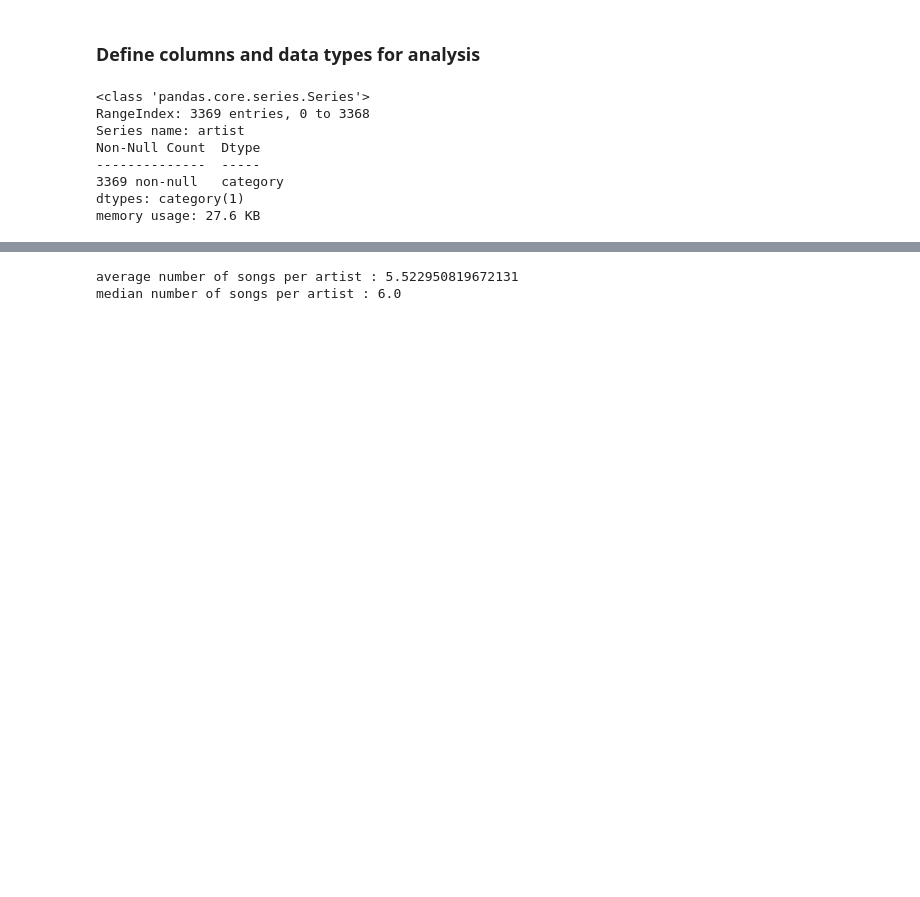
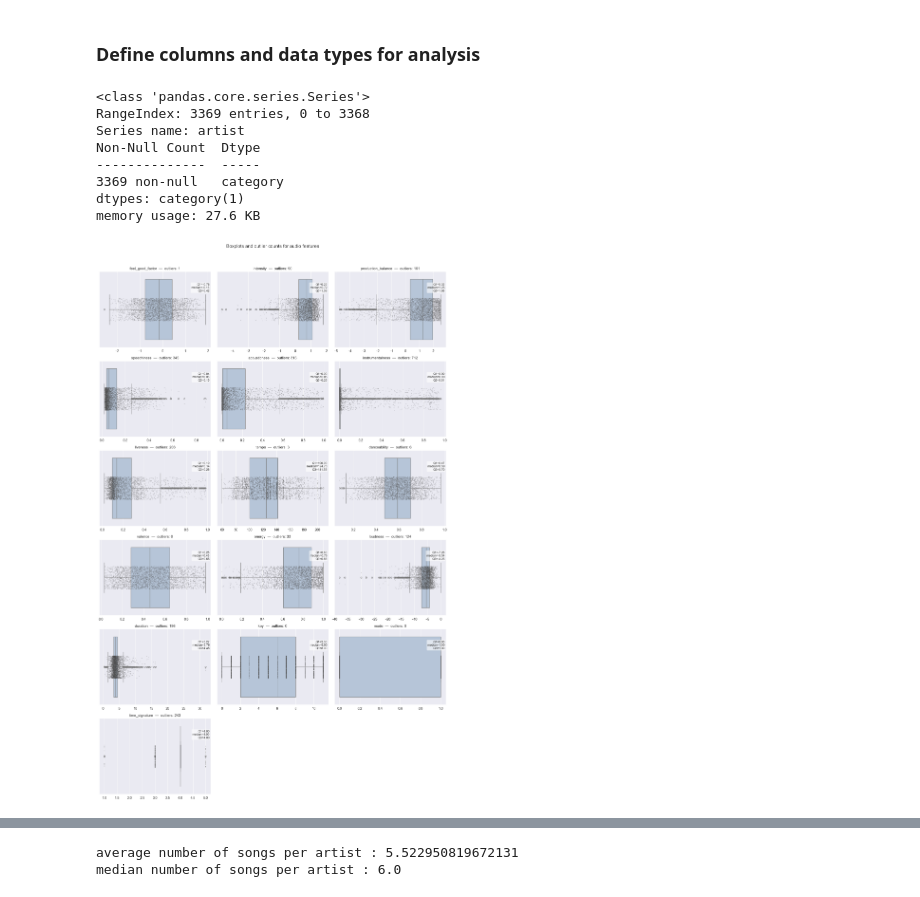
Before and after one commit to ofriK1708/data_science_projects, a Jupyter notebook: music_success_audio_features/researchDataset.ipynb, the cells around one changed output, grey strips where cells are left out. Cells and saved outputs as stored; diff of their text form; code cells hidden in the pictures; blank space fills up the shorter version.

Commit message:
outliers research

```diff
--- a/music_success_audio_features/researchDataset.ipynb
+++ b/music_success_audio_features/researchDataset.ipynb
@@ -237,3 +237,55 @@ Non-Null Count  Dtype
 3369 non-null   category
 dtypes: category(1)
 memory usage: 27.6 KB
+# %%
+# python
+import math
+import matplotlib.pyplot as plt
+import seaborn as sns
+import numpy as np
+
+# ensure features exist in the dataframe
+features = [f for f in numerical_audio_features + categorical_audio_features if f in songs_past_20_years.columns]
+if not features:
+    raise ValueError("No numerical audio features found in `songs_past_20_years`.")
+
+n_cols = 3
+n_rows = math.ceil(len(features) / n_cols)
+fig, axes = plt.subplots(n_rows, n_cols, figsize=(5 * n_cols, 4 * n_rows))
+axes = axes.flatten()
+
+for i, feat in enumerate(features):
+    ax = axes[i]
+    data = songs_past_20_years[feat].dropna().astype(float)
+
+    # IQR-based outlier detection
+    q1 = data.quantile(0.25)
+    q3 = data.quantile(0.75)
+    median = data.median()
+    iqr = q3 - q1
+    lower = q1 - 1.5 * iqr
+    upper = q3 + 1.5 * iqr
+    outliers = data[(data < lower) | (data > upper)]
+    outlier_count = len(outliers)
+
+    # boxplot + low-alpha points for context
+    sns.boxplot(x=data, ax=ax, color="lightsteelblue", orient="h", fliersize=4)
+    sns.stripplot(x=data, ax=ax, color="0.3", size=2, alpha=0.3, orient="h", jitter=0.15)
+
+    ax.set_title(f"{feat}  —  outliers: {outlier_count}", fontsize=11)
+    ax.set_xlabel("")  # keep axis clean
+    ax.set_yticks([])
+
+    # annotate limits (optional)
+    ax.text(0.99, 0.85, f"Q1={q1:.2f}\nmedian={median:.2f}\nQ3={q3:.2f}", transform=ax.transAxes,
+            ha="right", va="top", fontsize=9, bbox=dict(boxstyle="round,pad=0.2", fc="white", ec="none", alpha=0.6))
+
+# remove any unused subplots
+for j in range(i + 1, len(axes)):
+    fig.delaxes(axes[j])
+
+plt.suptitle("Boxplots and outlier counts for audio features", fontsize=14)
+plt.tight_layout(rect=[0, 0, 1, 0.96])
+plt.show()
+# %% [output]
+[figure, added]
```
Also changed, not shown: parts of 3 cells of this notebook.
